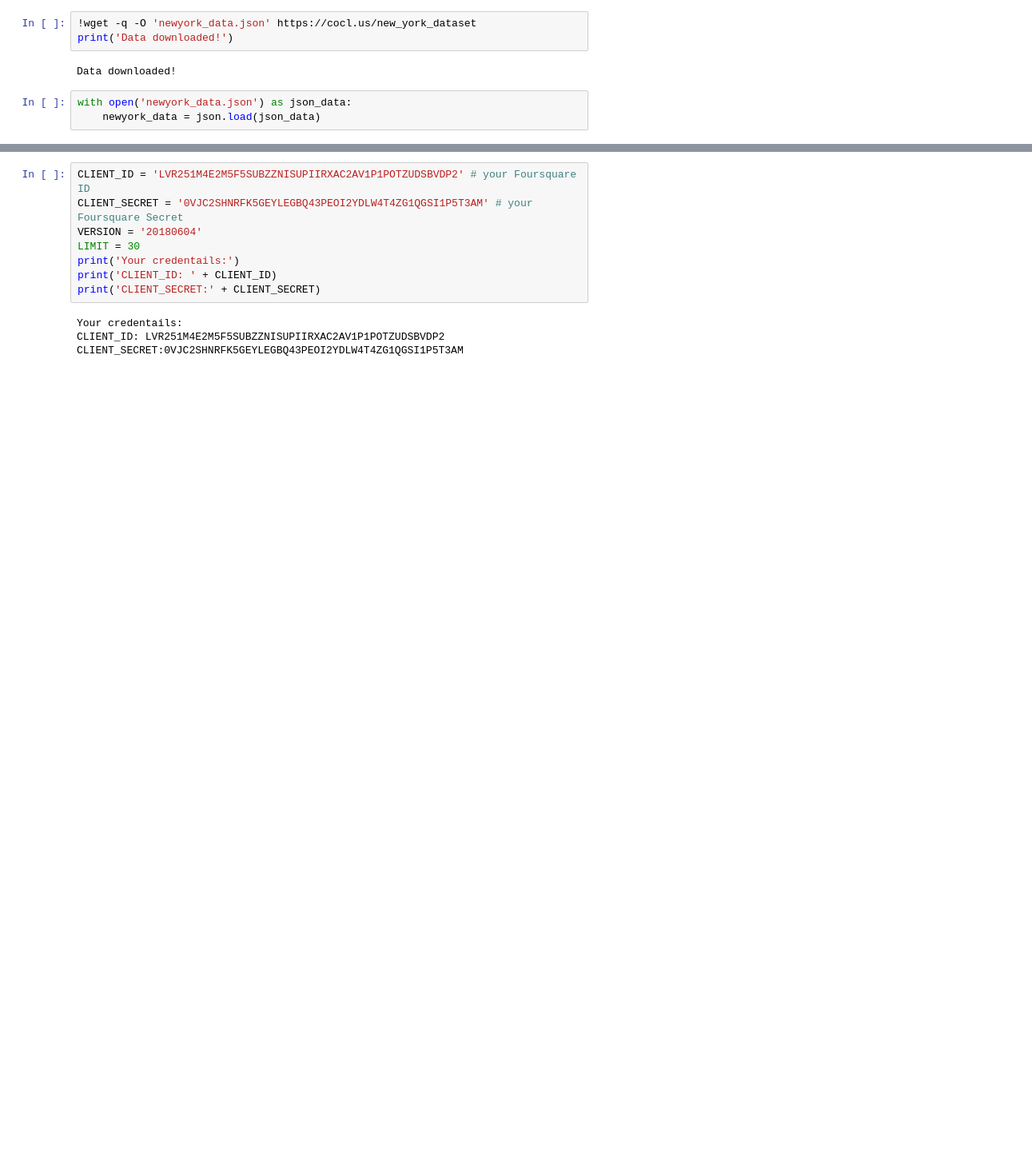
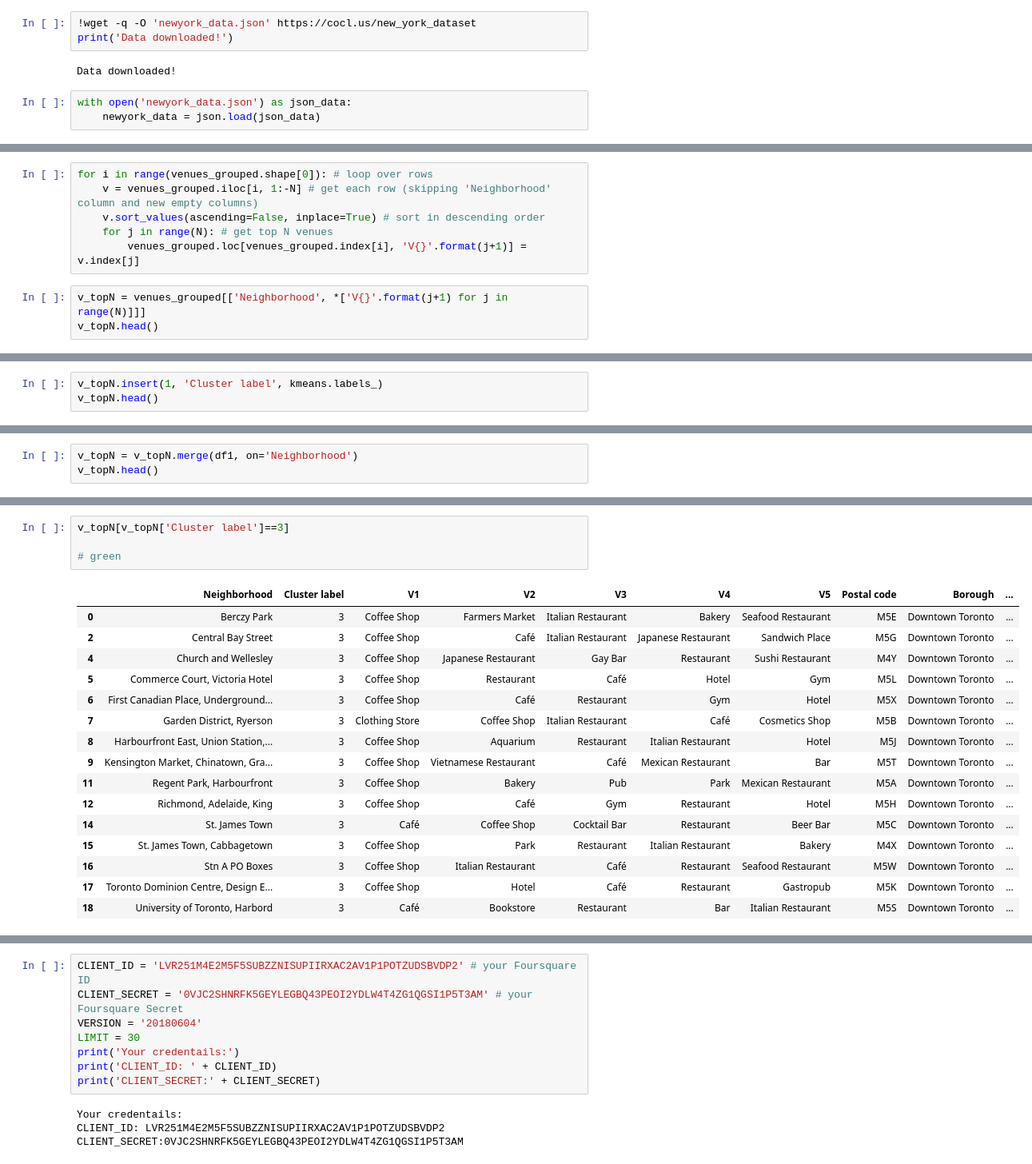
Before and after one commit to ForrestFunGuy/Coursera_Capstone, a Jupyter notebook: What makes a city unique .ipynb, the cells around one changed output, grey strips where cells are left out. Shown at 80% size. Cells and saved outputs as stored; diff of their text form; blank space fills up the shorter version.

```diff
--- a/What makes a city unique .ipynb
+++ b/What makes a city unique .ipynb
@@ -58,0 +363,9 @@ with open('newyork_data.json') as json_data:
+# %%
+for i in range(venues_grouped.shape[0]): # loop over rows
+    v = venues_grouped.iloc[i, 1:-N] # get each row (skipping 'Neighborhood' column and new empty columns)
+    v.sort_values(ascending=False, inplace=True) # sort in descending order
+    for j in range(N): # get top N venues
+        venues_grouped.loc[venues_grouped.index[i], 'V{}'.format(j+1)] = v.index[j]
+# %%
+v_topN = venues_grouped[['Neighborhood', *['V{}'.format(j+1) for j in range(N)]]]
+v_topN.head()
@@ -58,0 +379,3 @@ with open('newyork_data.json') as json_data:
+# %%
+v_topN.insert(1, 'Cluster label', kmeans.labels_)
+v_topN.head()
@@ -58,0 +389,3 @@ with open('newyork_data.json') as json_data:
+# %%
+v_topN = v_topN.merge(df1, on='Neighborhood')
+v_topN.head()
@@ -58,0 +440,21 @@ with open('newyork_data.json') as json_data:
+# %%
+v_topN[v_topN['Cluster label']==3]
+
+# green
+# %% [output]
+|  | Neighborhood | Cluster label | V1 | V2 | V3 | V4 | V5 | Postal code | Borough | ... |
+| 0 | Berczy Park | 3 | Coffee Shop | Farmers Market | Italian Restaurant | Bakery | Seafood Restaurant | M5E | Downtown Toronto | ... |
+| 2 | Central Bay Street | 3 | Coffee Shop | Café | Italian Restaurant | Japanese Restaurant | Sandwich Place | M5G | Downtown Toronto | ... |
+| 4 | Church and Wellesley | 3 | Coffee Shop | Japanese Restaurant | Gay Bar | Restaurant | Sushi Restaurant | M4Y | Downtown Toronto | ... |
+| 5 | Commerce Court, Victoria Hotel | 3 | Coffee Shop | Restaurant | Café | Hotel | Gym | M5L | Downtown Toronto | ... |
+| 6 | First Canadian Place, Underground... | 3 | Coffee Shop | Café | Restaurant | Gym | Hotel | M5X | Downtown Toronto | ... |
+| 7 | Garden District, Ryerson | 3 | Clothing Store | Coffee Shop | Italian Restaurant | Café | Cosmetics Shop | M5B | Downtown Toronto | ... |
+| 8 | Harbourfront East, Union Station,... | 3 | Coffee Shop | Aquarium | Restaurant | Italian Restaurant | Hotel | M5J | Downtown Toronto | ... |
+| 9 | Kensington Market, Chinatown, Gra... | 3 | Coffee Shop | Vietnamese Restaurant | Café | Mexican Restaurant | Bar | M5T | Downtown Toronto | ... |
+| 11 | Regent Park, Harbourfront | 3 | Coffee Shop | Bakery | Pub | Park | Mexican Restaurant | M5A | Downtown Toronto | ... |
+| 12 | Richmond, Adelaide, King | 3 | Coffee Shop | Café | Gym | Restaurant | Hotel | M5H | Downtown Toronto | ... |
+| 14 | St. James Town | 3 | Café | Coffee Shop | Cocktail Bar | Restaurant | Beer Bar | M5C | Downtown Toronto | ... |
+| 15 | St. James Town, Cabbagetown | 3 | Coffee Shop | Park | Restaurant | Italian Restaurant | Bakery | M4X | Downtown Toronto | ... |
+| 16 | Stn A PO Boxes | 3 | Coffee Shop | Italian Restaurant | Café | Restaurant | Seafood Restaurant | M5W | Downtown Toronto | ... |
+| 17 | Toronto Dominion Centre, Design E... | 3 | Coffee Shop | Hotel | Café | Restaurant | Gastropub | M5K | Downtown Toronto | ... |
+| 18 | University of Toronto, Harbord | 3 | Café | Bookstore | Restaurant | Bar | Italian Restaurant | M5S | Downtown Toronto | ... |
```
Also changed, not shown: parts of 40 cells of this notebook.
